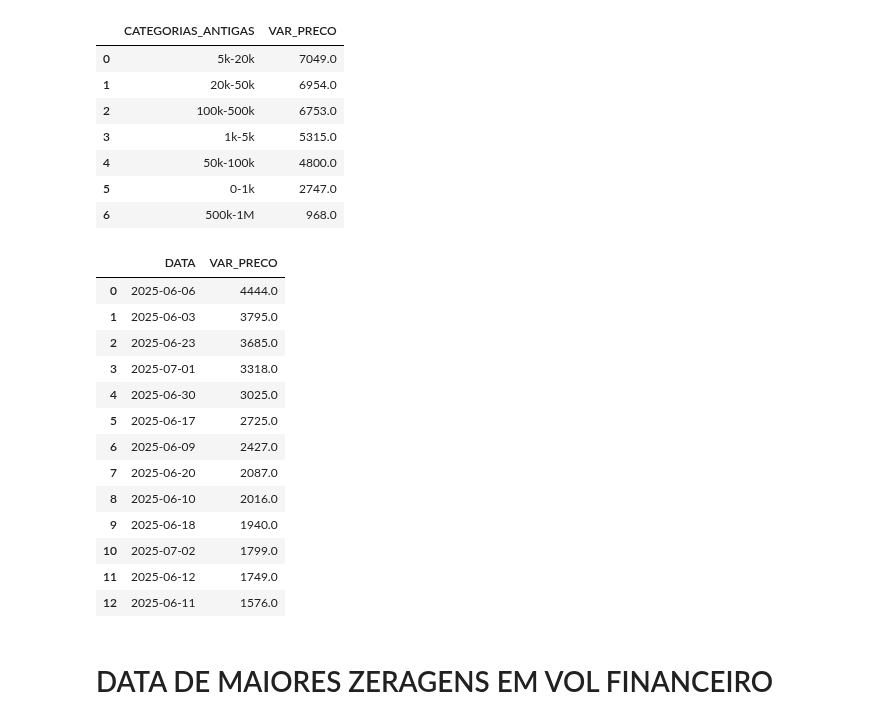
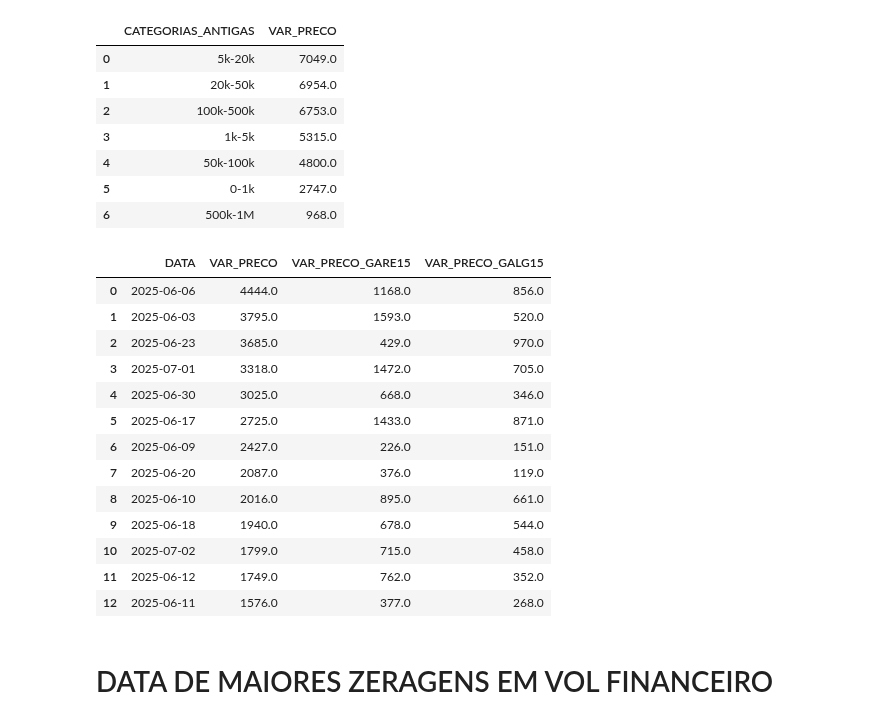
Before and after one commit to LucasFranco-guardian/Relat-rios-Passivo, a Jupyter notebook: MonthXWeek_GARE.ipynb, the cells around one changed output. Drawn from its saved outputs; the diff is of its cells as text; code cells hidden in the pictures.

```diff
--- a/MonthXWeek_GARE.ipynb
+++ b/MonthXWeek_GARE.ipynb
@@ -635,30 +635,60 @@ CMZ_df
 # %%
 dfVENDA_final['ZERAGEM'] = dfVENDA_final['CATEGORIAS_ATUAIS'].apply(zeragem)
 
 dfZERADOS = dfVENDA_final.query('ZERAGEM == "Zerou"')
 
 CMZ_data = dfZERADOS.groupby(['DATA'])['VAR_PRECO'].sum()
 CMZ_data = CMZ_data.sort_values(ascending=False)
 
 CMZ_df_data = pd.DataFrame(CMZ_data)
 CMZ_df_data = (CMZ_df_data['VAR_PRECO']/1000).round(0)
 CMZ_df_data = CMZ_df_data.reset_index()
-CMZ_df_data
+
+dfZERADOS_GARE15 = dfZERADOS.query('GARE15 == "GARE15"')
+
+dfZERADOS_GARE15 = dfZERADOS_GARE15.groupby(['DATA'])['VAR_PRECO'].sum()
+dfZERADOS_GARE15 = dfZERADOS_GARE15.sort_values(ascending=False)
+
+dfZERADOS_GARE15 = pd.DataFrame(dfZERADOS_GARE15)
+dfZERADOS_GARE15 = (dfZERADOS_GARE15['VAR_PRECO']/1000).round(0)
+dfZERADOS_GARE15 = dfZERADOS_GARE15.reset_index()
+
+dfZERADOS_GALG15 = dfZERADOS.query('GALG15 == "GALG15"')
+
+dfZERADOS_GALG15 = dfZERADOS_GALG15.groupby(['DATA'])['VAR_PRECO'].sum()
+dfZERADOS_GALG15 = dfZERADOS_GALG15.sort_values(ascending=False)
+
+dfZERADOS_GALG15 = pd.DataFrame(dfZERADOS_GALG15)
+dfZERADOS_GALG15 = (dfZERADOS_GALG15['VAR_PRECO']/1000).round(0)
+dfZERADOS_GALG15 = dfZERADOS_GALG15.reset_index()
+
+dfdatas_zerados = pd.merge(CMZ_df_data, dfZERADOS_GARE15[['DATA', 'VAR_PRECO']],
+                           on = ['DATA'],
+                           how = 'left',
+                           suffixes= ('', '_GARE15'))
+
+dfzerados_completo = pd.merge(dfdatas_zerados, dfZERADOS_GALG15[['DATA', 'VAR_PRECO']],
+                              on = ['DATA'],
+                              how = 'left',
+                              suffixes=('', '_GALG15'))
+
+
+dfzerados_completo
 # %% [output]
-|  | DATA | VAR_PRECO |
-| 0 | 2025-06-06 | 4444.0 |
-| 1 | 2025-06-03 | 3795.0 |
-| 2 | 2025-06-23 | 3685.0 |
-| 3 | 2025-07-01 | 3318.0 |
-| 4 | 2025-06-30 | 3025.0 |
-| 5 | 2025-06-17 | 2725.0 |
-| 6 | 2025-06-09 | 2427.0 |
-| 7 | 2025-06-20 | 2087.0 |
-| 8 | 2025-06-10 | 2016.0 |
-| 9 | 2025-06-18 | 1940.0 |
-| 10 | 2025-07-02 | 1799.0 |
-| 11 | 2025-06-12 | 1749.0 |
-| 12 | 2025-06-11 | 1576.0 |
+|  | DATA | VAR_PRECO | VAR_PRECO_GARE15 | VAR_PRECO_GALG15 |
+| 0 | 2025-06-06 | 4444.0 | 1168.0 | 856.0 |
+| 1 | 2025-06-03 | 3795.0 | 1593.0 | 520.0 |
+| 2 | 2025-06-23 | 3685.0 | 429.0 | 970.0 |
+| 3 | 2025-07-01 | 3318.0 | 1472.0 | 705.0 |
+| 4 | 2025-06-30 | 3025.0 | 668.0 | 346.0 |
+| 5 | 2025-06-17 | 2725.0 | 1433.0 | 871.0 |
+| 6 | 2025-06-09 | 2427.0 | 226.0 | 151.0 |
+| 7 | 2025-06-20 | 2087.0 | 376.0 | 119.0 |
+| 8 | 2025-06-10 | 2016.0 | 895.0 | 661.0 |
+| 9 | 2025-06-18 | 1940.0 | 678.0 | 544.0 |
+| 10 | 2025-07-02 | 1799.0 | 715.0 | 458.0 |
+| 11 | 2025-06-12 | 1749.0 | 762.0 | 352.0 |
+| 12 | 2025-06-11 | 1576.0 | 377.0 | 268.0 |
 # %% [markdown]
 # DATA DE MAIORES ZERAGENS EM VOL FINANCEIRO
 # %%
```
Also changed, not shown: parts of 12 cells of this notebook, 1 other file.
